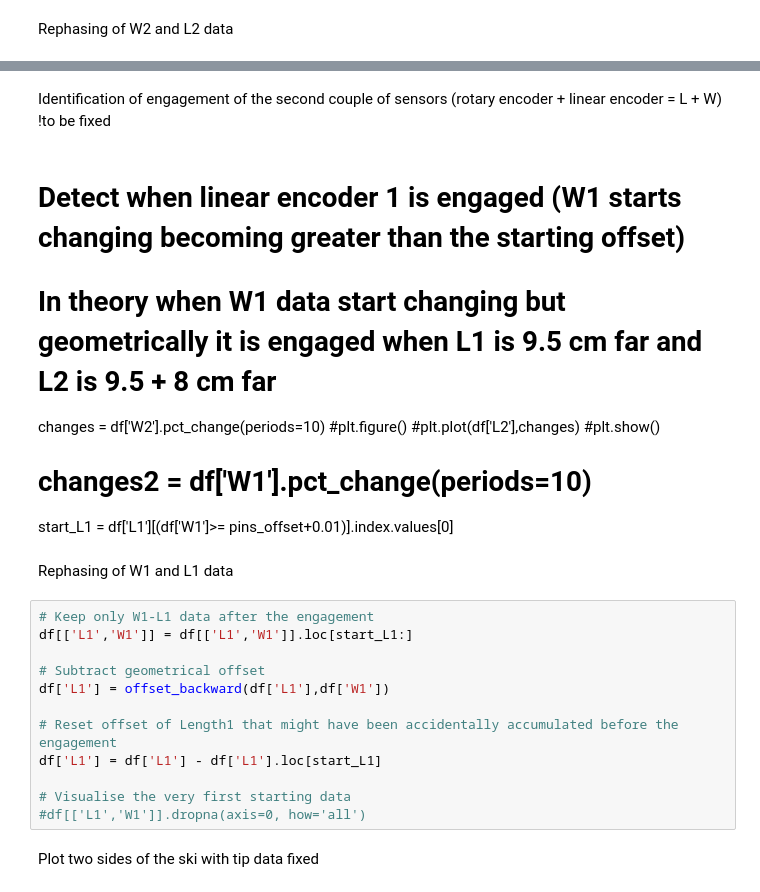
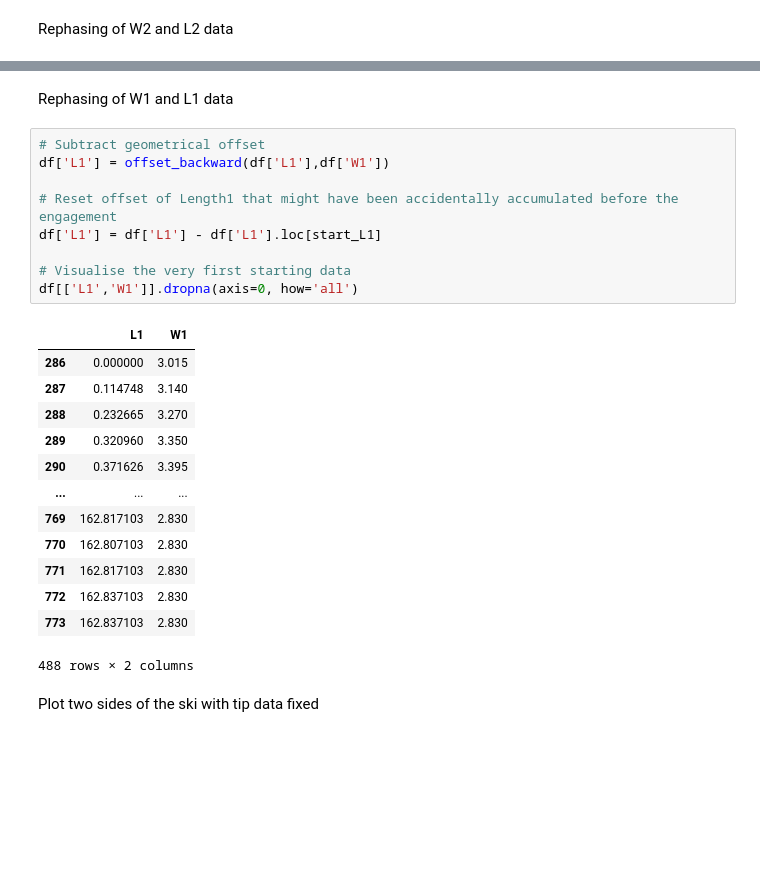
Before and after one commit to raphaFanti/skiScanner-DataLogger, a Jupyter notebook: Post processing/Reading test data and create a dxf file-insettino v2 optimised.ipynb, the cells around one changed output, grey strips where cells are left out. Cells and saved outputs as stored; diff of their text form; blank space fills up the shorter version.

```diff
--- a/Post processing/Reading test data and create a dxf file-insettino v2 optimised.ipynb
+++ b/Post processing/Reading test data and create a dxf file-insettino v2 optimised.ipynb
@@ -221,29 +222,28 @@ df['L2'] = offset_forward(df['L2'],df['W2'])
-# %% [markdown]
-Identification of engagement of the second couple of sensors (rotary encoder + linear encoder = L + W) !to be fixed
-# %% [markdown]
-# Detect when linear encoder 1 is engaged (W1 starts changing becoming greater than the starting offset)
-# In theory when W1 data start changing but geometrically it is engaged when L1 is 9.5 cm far and L2 is 9.5 + 8 cm far
-changes = df['W2'].pct_change(periods=10)
-#plt.figure()
-#plt.plot(df['L2'],changes)
-#plt.show()
-
-# changes2 = df['W1'].pct_change(periods=10)
-start_L1 = df['L1'][(df['W1']>= pins_offset+0.01)].index.values[0]
 # %% [markdown]
 Rephasing of W1 and L1 data
 # %%
-# Keep only W1-L1 data after the engagement
-df[['L1','W1']] = df[['L1','W1']].loc[start_L1:]
-
 # Subtract geometrical offset
 df['L1'] = offset_backward(df['L1'],df['W1'])
 
 # Reset offset of Length1 that might have been accidentally accumulated before the engagement
 df['L1'] = df['L1'] - df['L1'].loc[start_L1]
 
 # Visualise the very first starting data
-#df[['L1','W1']].dropna(axis=0, how='all')
+df[['L1','W1']].dropna(axis=0, how='all')
+# %% [output]
+|  | L1 | W1 |
+| 286 | 0.000000 | 3.015 |
+| 287 | 0.114748 | 3.140 |
+| 288 | 0.232665 | 3.270 |
+| 289 | 0.320960 | 3.350 |
+| 290 | 0.371626 | 3.395 |
+| ... | ... | ... |
+| 769 | 162.817103 | 2.830 |
+| 770 | 162.807103 | 2.830 |
+| 771 | 162.817103 | 2.830 |
+| 772 | 162.837103 | 2.830 |
+| 773 | 162.837103 | 2.830 |
+488 rows × 2 columns
 # %% [markdown]
 Plot two sides of the ski with tip data fixed
 # %%
```
Also changed, not shown: parts of 21 cells of this notebook.
